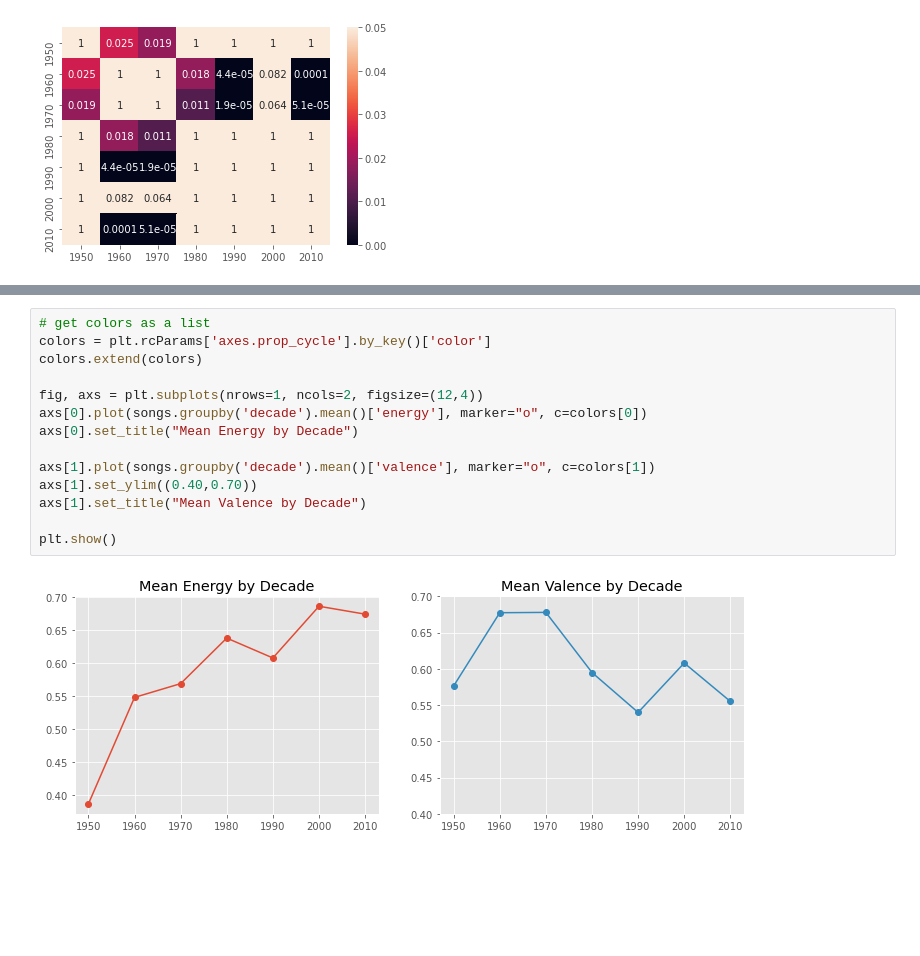
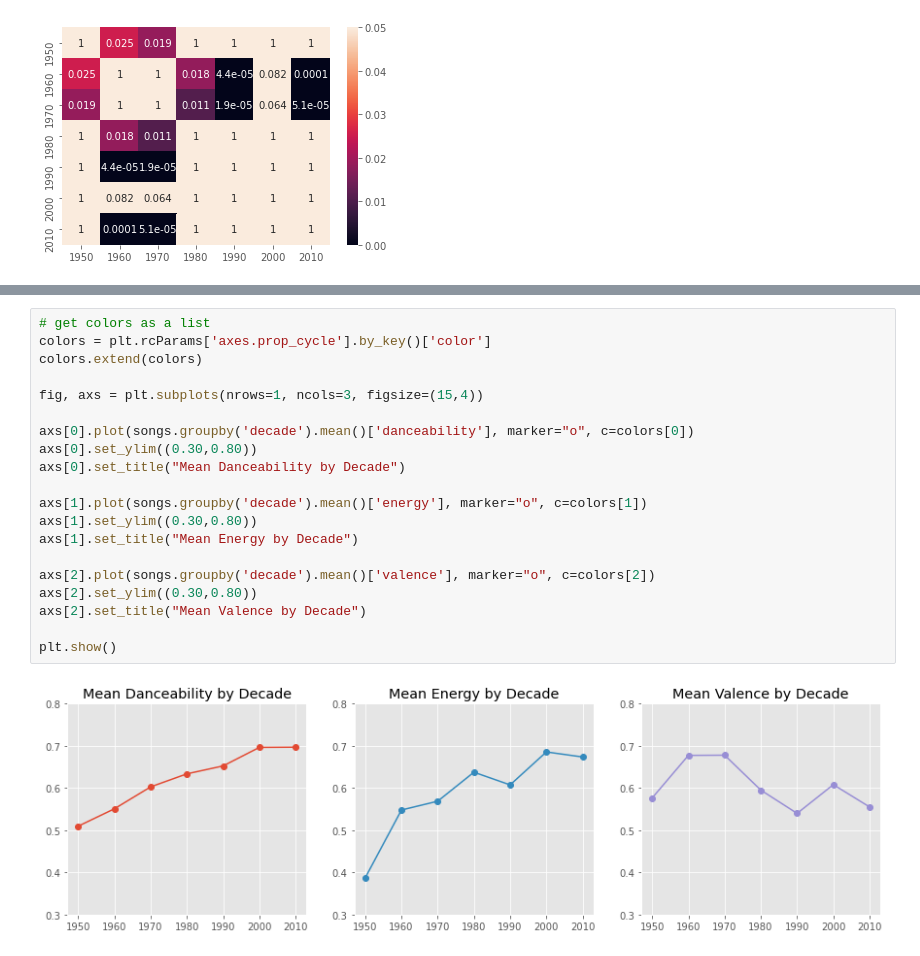
Before and after one commit to d-alvear/Analyzing-Music-by-Decade, a Jupyter notebook: notebooks/7-exploration-and-analysis.ipynb, the cells around one changed output, grey strips where cells are left out. Saved outputs shown, nothing was run; the diff lists cells and outputs as text; blank space fills up the shorter version.

Commit message:
set up script for generating plots

```diff
--- a/notebooks/7-exploration-and-analysis.ipynb
+++ b/notebooks/7-exploration-and-analysis.ipynb
@@ -724,16 +727,22 @@ From the heatmap above, energy in the 1950s is significantly different from all
 # %%
 # get colors as a list
 colors = plt.rcParams['axes.prop_cycle'].by_key()['color']
 colors.extend(colors)
 
-fig, axs = plt.subplots(nrows=1, ncols=2, figsize=(12,4))
-axs[0].plot(songs.groupby('decade').mean()['energy'], marker="o", c=colors[0])
-axs[0].set_title("Mean Energy by Decade")
+fig, axs = plt.subplots(nrows=1, ncols=3, figsize=(15,4))
 
-axs[1].plot(songs.groupby('decade').mean()['valence'], marker="o", c=colors[1])
-axs[1].set_ylim((0.40,0.70))
-axs[1].set_title("Mean Valence by Decade")
+axs[0].plot(songs.groupby('decade').mean()['danceability'], marker="o", c=colors[0])
+axs[0].set_ylim((0.30,0.80))
+axs[0].set_title("Mean Danceability by Decade")
+
+axs[1].plot(songs.groupby('decade').mean()['energy'], marker="o", c=colors[1])
+axs[1].set_ylim((0.30,0.80))
+axs[1].set_title("Mean Energy by Decade")
+
+axs[2].plot(songs.groupby('decade').mean()['valence'], marker="o", c=colors[2])
+axs[2].set_ylim((0.30,0.80))
+axs[2].set_title("Mean Valence by Decade")
 
 plt.show()
 # %% [output]
-[figure, old version]
+[figure, new version]
```
Also changed, not shown: parts of 2 cells of this notebook, 3 other files.
